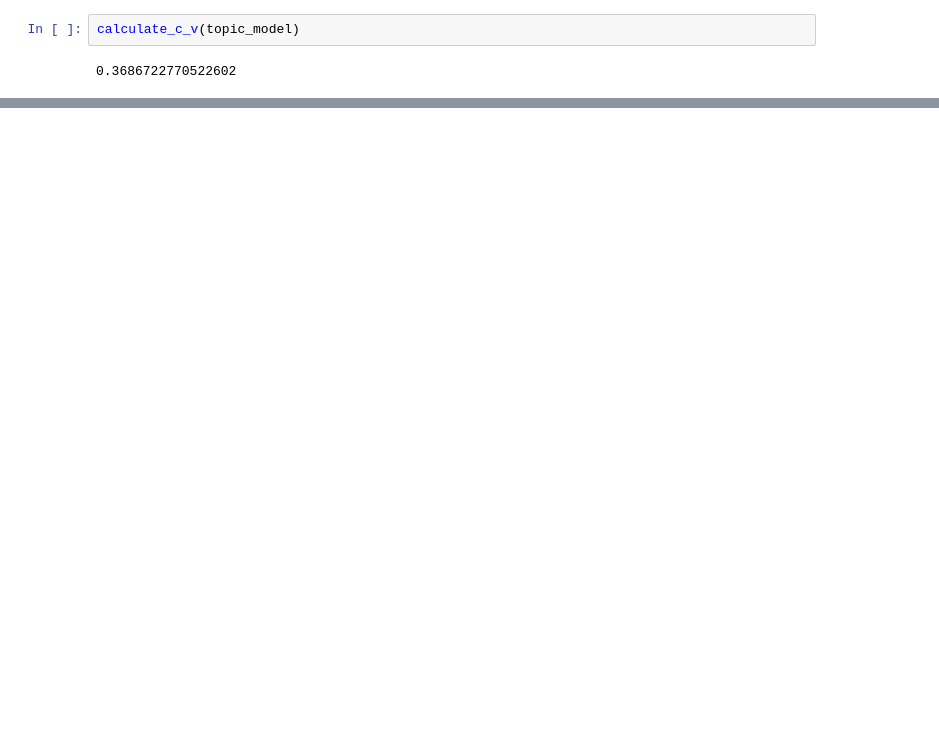
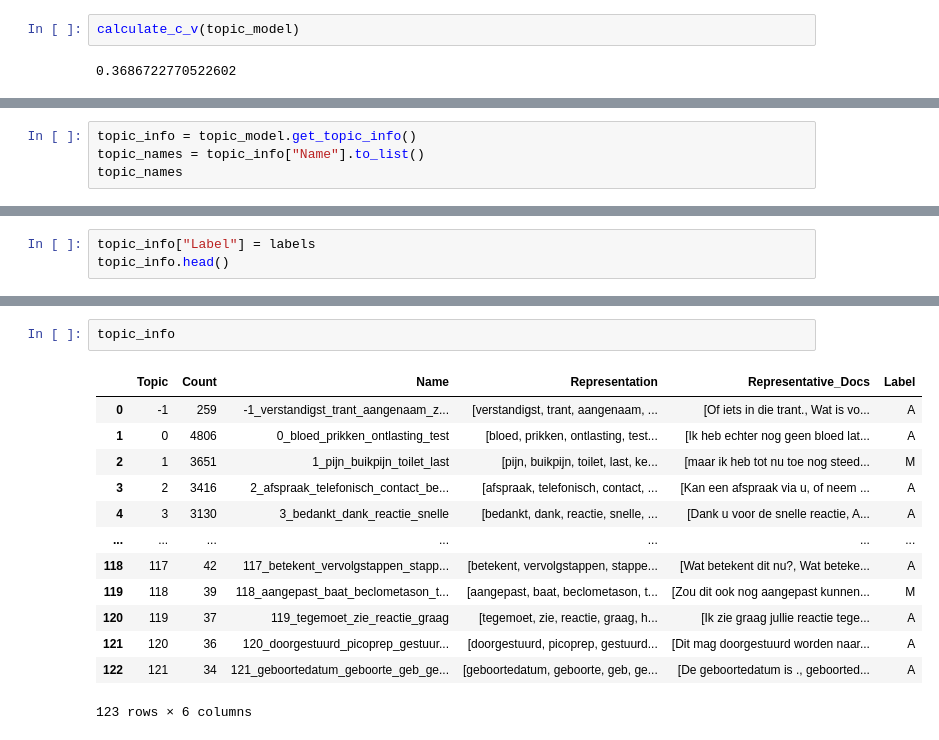
Before and after one commit to MaastrichtU-CDS/MyIBDcoachNLP, a Jupyter notebook: notebooks/analysis_of_sentences/sentencetransformer_new_input.ipynb, the cells around one changed output, grey strips where cells are left out. Cells and saved outputs as stored; diff of their text form; blank space fills up the shorter version.

```diff
--- a/notebooks/analysis_of_sentences/sentencetransformer_new_input.ipynb
+++ b/notebooks/analysis_of_sentences/sentencetransformer_new_input.ipynb
@@ -429,0 +609,4 @@ annotated_df_lg['Sentence_ID'] = annotated_df_lg['Sentence_ID'].astype(str)
+# %%
+topic_info = topic_model.get_topic_info()
+topic_names = topic_info["Name"].to_list()
+topic_names
@@ -429,0 +765,3 @@ annotated_df_lg['Sentence_ID'] = annotated_df_lg['Sentence_ID'].astype(str)
+# %%
+topic_info["Label"] = labels
+topic_info.head()
@@ -429,0 +864,16 @@ annotated_df_lg['Sentence_ID'] = annotated_df_lg['Sentence_ID'].astype(str)
+# %%
+topic_info
+# %% [output]
+|  | Topic | Count | Name | Representation | Representative_Docs | Label |
+| 0 | -1 | 259 | -1_verstandigst_trant_aangenaam_z... | [verstandigst, trant, aangenaam, ... | [Of iets in die trant., Wat is vo... | A |
+| 1 | 0 | 4806 | 0_bloed_prikken_ontlasting_test | [bloed, prikken, ontlasting, test... | [Ik heb echter nog geen bloed lat... | A |
+| 2 | 1 | 3651 | 1_pijn_buikpijn_toilet_last | [pijn, buikpijn, toilet, last, ke... | [maar ik heb tot nu toe nog steed... | M |
+| 3 | 2 | 3416 | 2_afspraak_telefonisch_contact_be... | [afspraak, telefonisch, contact, ... | [Kan een afspraak via u, of neem ... | A |
+| 4 | 3 | 3130 | 3_bedankt_dank_reactie_snelle | [bedankt, dank, reactie, snelle, ... | [Dank u voor de snelle reactie, A... | A |
+| ... | ... | ... | ... | ... | ... | ... |
+| 118 | 117 | 42 | 117_betekent_vervolgstappen_stapp... | [betekent, vervolgstappen, stappe... | [Wat betekent dit nu?, Wat beteke... | A |
+| 119 | 118 | 39 | 118_aangepast_baat_beclometason_t... | [aangepast, baat, beclometason, t... | [Zou dit ook nog aangepast kunnen... | M |
+| 120 | 119 | 37 | 119_tegemoet_zie_reactie_graag | [tegemoet, zie, reactie, graag, h... | [Ik zie graag jullie reactie tege... | A |
+| 121 | 120 | 36 | 120_doorgestuurd_picoprep_gestuur... | [doorgestuurd, picoprep, gestuurd... | [Dit mag doorgestuurd worden naar... | A |
+| 122 | 121 | 34 | 121_geboortedatum_geboorte_geb_ge... | [geboortedatum, geboorte, geb, ge... | [De geboortedatum is ., geboorted... | A |
+123 rows × 6 columns
```
Also changed, not shown: parts of 33 cells of this notebook, 1 other file.
